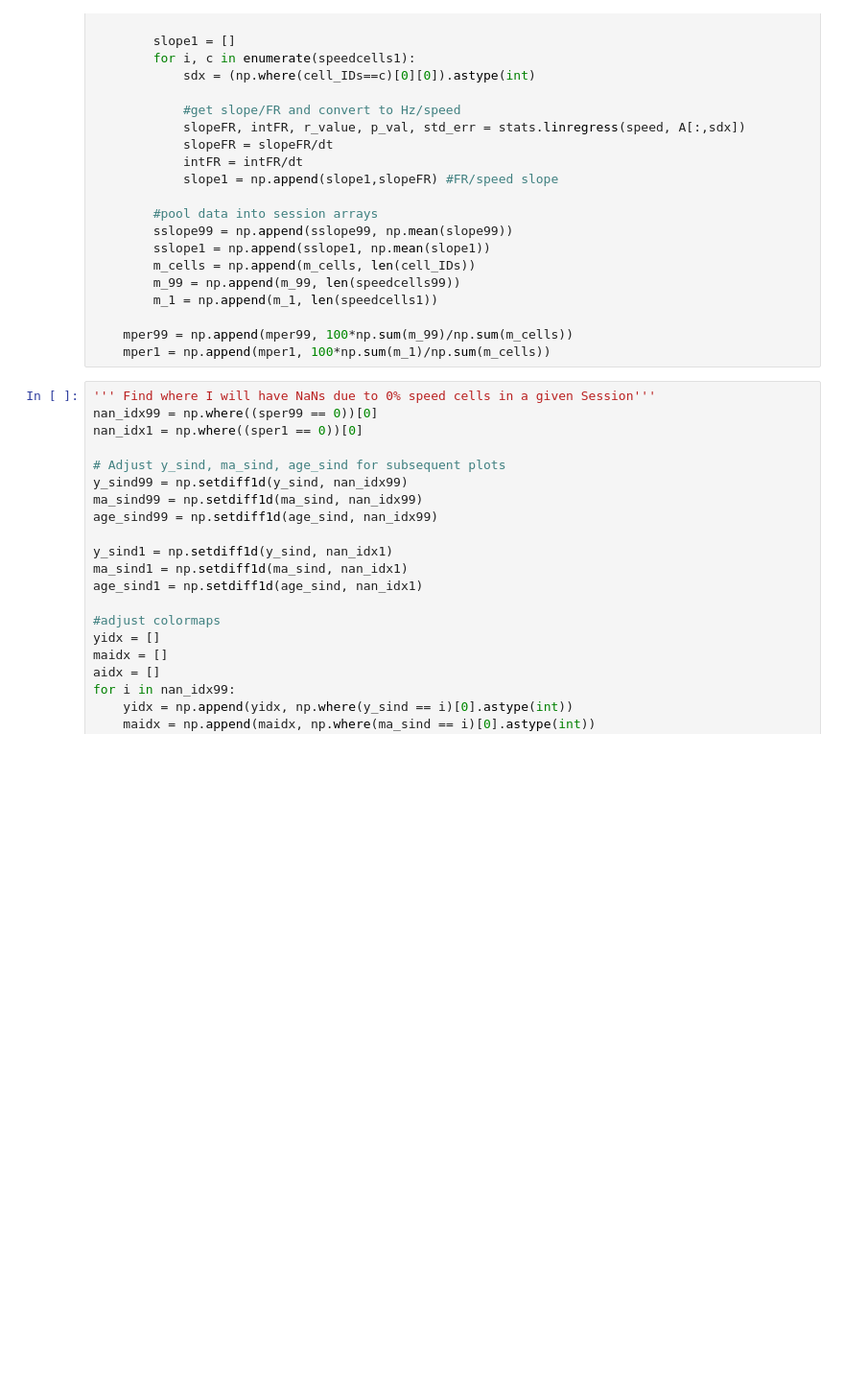
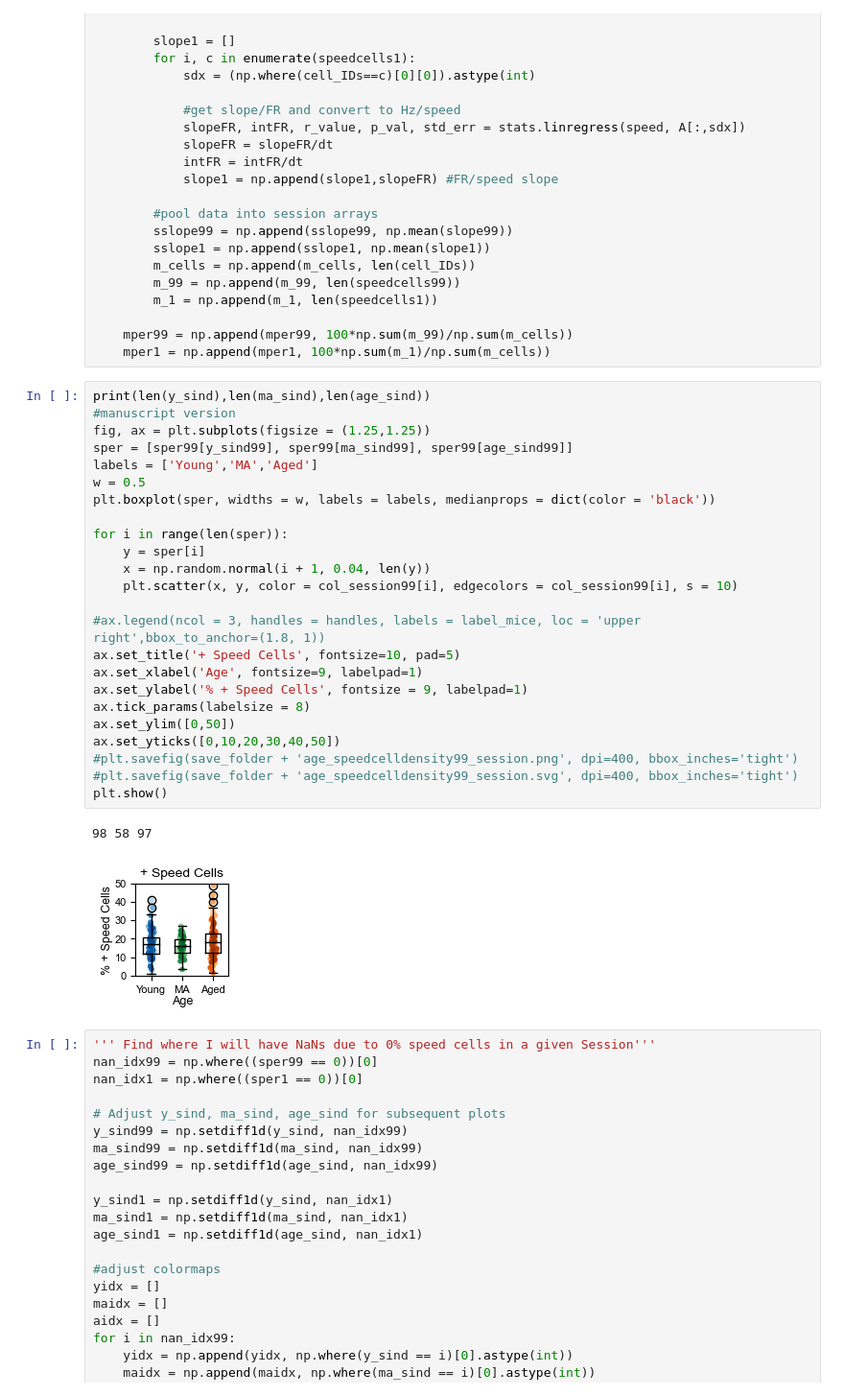
Before and after one commit to GiocomoLab/Herber2024, a Jupyter notebook: Figure 6.ipynb, the cells around one changed output. Shown at 96% size. Cells and saved outputs as stored; diff of their text form; blank space fills up the shorter version.

Commit message:
Added Figure S6 code (S6D-G)

```diff
--- a/Figure 6.ipynb
+++ b/Figure 6.ipynb
@@ -1067,6 +1067,33 @@ for m, session in zip(mice,sessions):
 
     mper99 = np.append(mper99, 100*np.sum(m_99)/np.sum(m_cells))
     mper1 = np.append(mper1, 100*np.sum(m_1)/np.sum(m_cells))
+# %%
+print(len(y_sind),len(ma_sind),len(age_sind))
+#manuscript version
+fig, ax = plt.subplots(figsize = (1.25,1.25))
+sper = [sper99[y_sind99], sper99[ma_sind99], sper99[age_sind99]]
+labels = ['Young','MA','Aged']
+w = 0.5
+plt.boxplot(sper, widths = w, labels = labels, medianprops = dict(color = 'black'))
+
+for i in range(len(sper)):
+    y = sper[i]
+    x = np.random.normal(i + 1, 0.04, len(y))
+    plt.scatter(x, y, color = col_session99[i], edgecolors = col_session99[i], s = 10)
+
+#ax.legend(ncol = 3, handles = handles, labels = label_mice, loc = 'upper right',bbox_to_anchor=(1.8, 1))
+ax.set_title('+ Speed Cells', fontsize=10, pad=5)
+ax.set_xlabel('Age', fontsize=9, labelpad=1)
+ax.set_ylabel('% + Speed Cells', fontsize = 9, labelpad=1)
+ax.tick_params(labelsize = 8)
+ax.set_ylim([0,50])
+ax.set_yticks([0,10,20,30,40,50])
+#plt.savefig(save_folder + 'age_speedcelldensity99_session.png', dpi=400, bbox_inches='tight')
+#plt.savefig(save_folder + 'age_speedcelldensity99_session.svg', dpi=400, bbox_inches='tight')
+plt.show()
+# %% [output]
+98 58 97
+[figure, added]
 # %%
 ''' Find where I will have NaNs due to 0% speed cells in a given Session'''
 nan_idx99 = np.where((sper99 == 0))[0]
```
Also changed, not shown: 1 other file.
